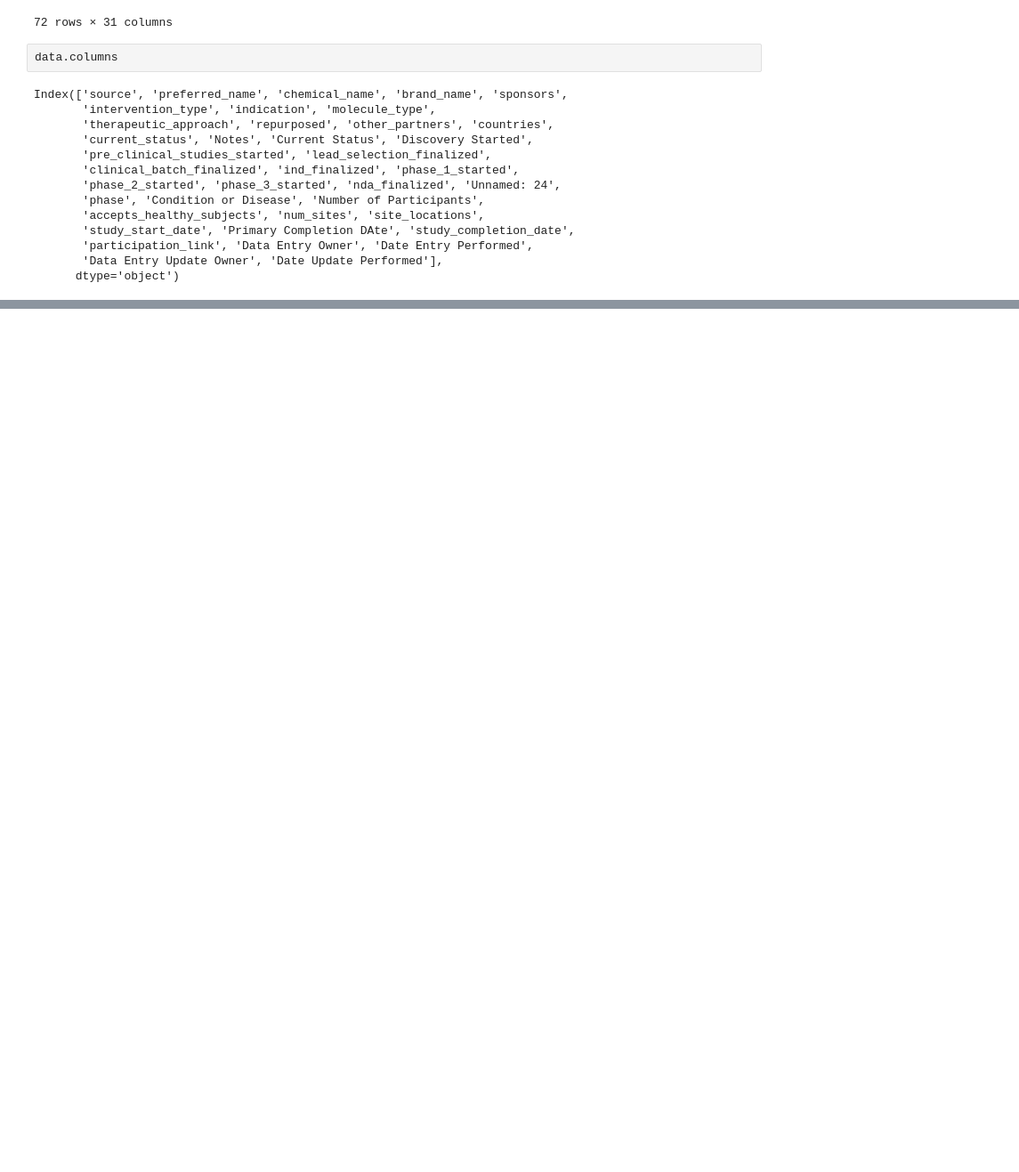
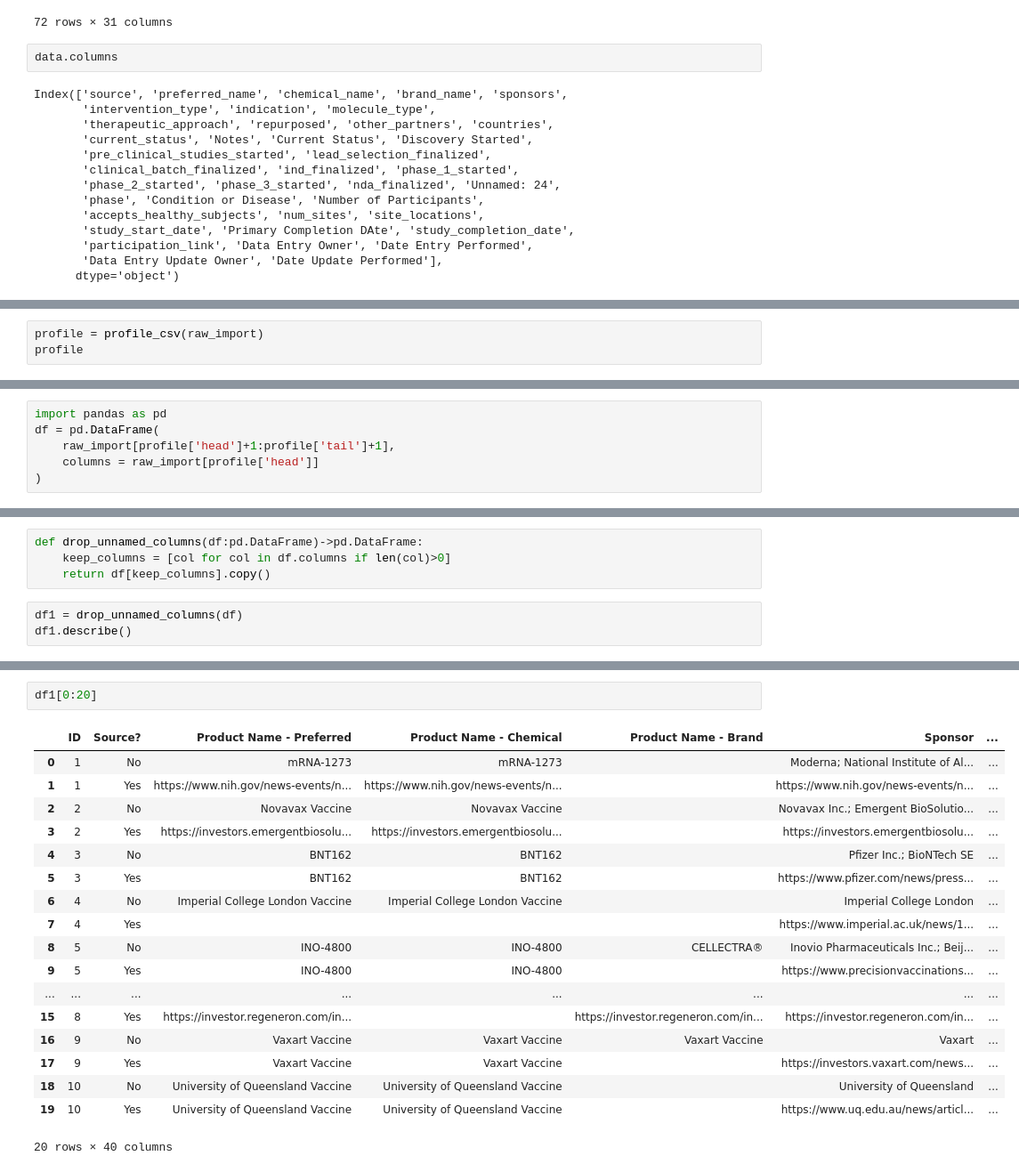
Before and after one commit to c19-rnd-dashboard/py-api-vac-rnd-dash, a Jupyter notebook: data/vaccines/Clean HelpWithCovid Vaccines.ipynb, the cells around one changed output, grey strips where cells are left out. Shown at 89% size. Drawn from its saved outputs; the diff is of its cells as text; blank space fills up the shorter version.

```diff
--- a/data/vaccines/Clean HelpWithCovid Vaccines.ipynb
+++ b/data/vaccines/Clean HelpWithCovid Vaccines.ipynb
@@ -102,0 +178,3 @@ Index(['source', 'preferred_name', 'chemical_name', 'brand_name', 'sponsors',
+# %%
+profile = profile_csv(raw_import)
+profile
@@ -102,0 +203,6 @@ Index(['source', 'preferred_name', 'chemical_name', 'brand_name', 'sponsors',
+# %%
+import pandas as pd
+df = pd.DataFrame(
+    raw_import[profile['head']+1:profile['tail']+1],
+    columns = raw_import[profile['head']]
+)
@@ -102,0 +218,7 @@ Index(['source', 'preferred_name', 'chemical_name', 'brand_name', 'sponsors',
+# %%
+def drop_unnamed_columns(df:pd.DataFrame)->pd.DataFrame:
+    keep_columns = [col for col in df.columns if len(col)>0]
+    return df[keep_columns].copy()
+# %%
+df1 = drop_unnamed_columns(df)
+df1.describe()
@@ -102,0 +232,21 @@ Index(['source', 'preferred_name', 'chemical_name', 'brand_name', 'sponsors',
+# %%
+df1[0:20]
+# %% [output]
+|  | ID | Source? | Product Name - Preferred | Product Name - Chemical | Product Name - Brand | Sponsor | ... |
+| 0 | 1 | No | mRNA-1273 | mRNA-1273 |  | Moderna; National Institute of Al... | ... |
+| 1 | 1 | Yes | https://www.nih.gov/news-events/n... | https://www.nih.gov/news-events/n... |  | https://www.nih.gov/news-events/n... | ... |
+| 2 | 2 | No | Novavax Vaccine | Novavax Vaccine |  | Novavax Inc.; Emergent BioSolutio... | ... |
+| 3 | 2 | Yes | https://investors.emergentbiosolu... | https://investors.emergentbiosolu... |  | https://investors.emergentbiosolu... | ... |
+| 4 | 3 | No | BNT162 | BNT162 |  | Pfizer Inc.; BioNTech SE | ... |
+| 5 | 3 | Yes | BNT162 | BNT162 |  | https://www.pfizer.com/news/press... | ... |
+| 6 | 4 | No | Imperial College London Vaccine | Imperial College London Vaccine |  | Imperial College London | ... |
+| 7 | 4 | Yes |  |  |  | https://www.imperial.ac.uk/news/1... | ... |
+| 8 | 5 | No | INO-4800 | INO-4800 | CELLECTRA® | Inovio Pharmaceuticals Inc.; Beij... | ... |
+| 9 | 5 | Yes | INO-4800 | INO-4800 |  | https://www.precisionvaccinations... | ... |
+| ... | ... | ... | ... | ... | ... | ... | ... |
+| 15 | 8 | Yes | https://investor.regeneron.com/in... |  | https://investor.regeneron.com/in... | https://investor.regeneron.com/in... | ... |
+| 16 | 9 | No | Vaxart Vaccine | Vaxart Vaccine | Vaxart Vaccine | Vaxart | ... |
+| 17 | 9 | Yes | Vaxart Vaccine | Vaxart Vaccine |  | https://investors.vaxart.com/news... | ... |
+| 18 | 10 | No | University of Queensland Vaccine | University of Queensland Vaccine |  | University of Queensland | ... |
+| 19 | 10 | Yes | University of Queensland Vaccine | University of Queensland Vaccine |  | https://www.uq.edu.au/news/articl... | ... |
+20 rows × 40 columns
```
Also changed, not shown: parts of 14 cells of this notebook, 2 other files.
